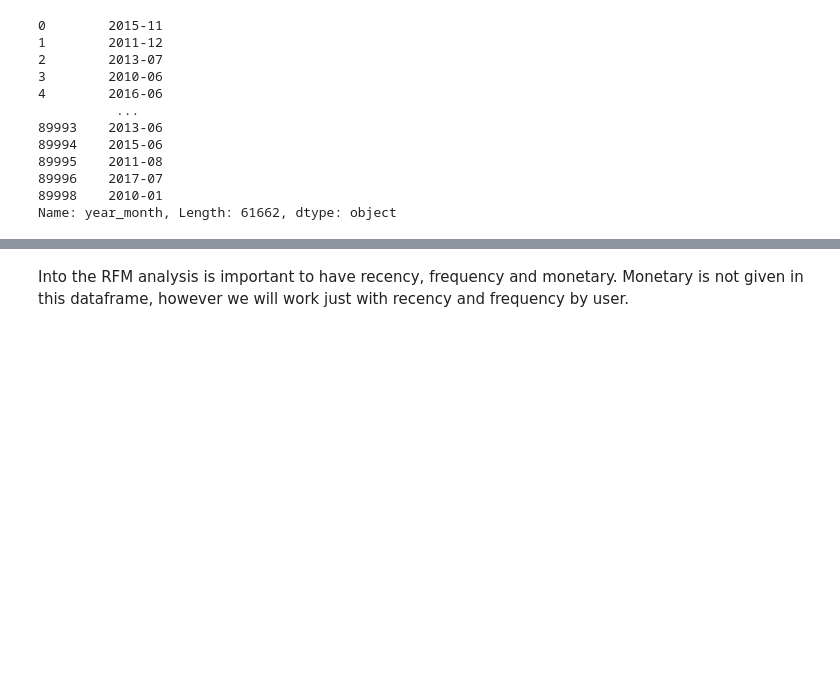
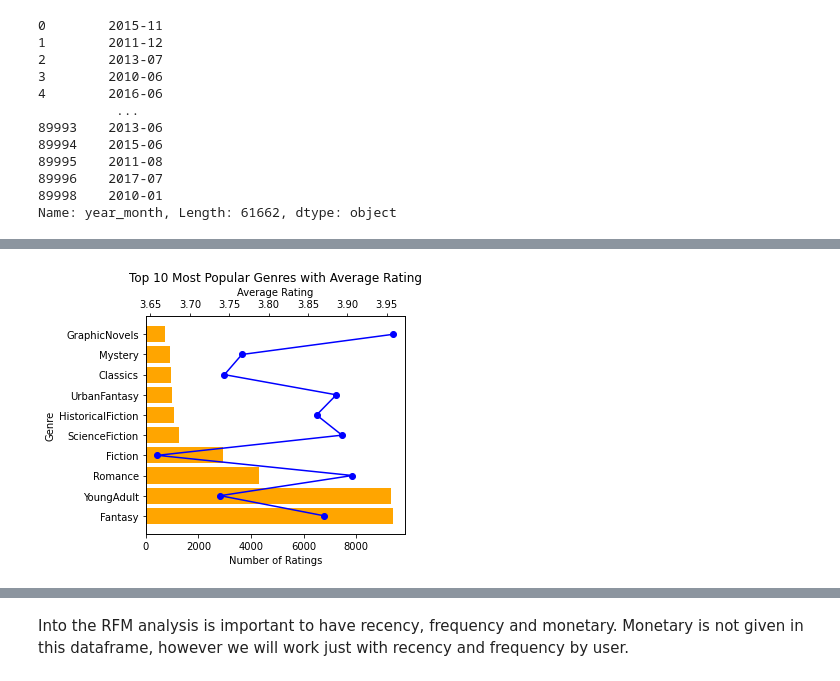
Before and after one commit to edofarias/Good-reads--reviews, a Jupyter notebook: Goodreads.ipynb, the cells around one changed output, grey strips where cells are left out. Drawn from its saved outputs; the diff is of its cells as text; code cells hidden in the pictures; blank space fills up the shorter version.

```diff
--- a/Goodreads.ipynb
+++ b/Goodreads.ipynb
@@ -667,0 +793,28 @@ Name: year_month, Length: 61662, dtype: object
+# %%
+# group by genre and calculate the mean rating and count the number of ratings for each group
+grouped_df = merged_df.groupby('genre1')['rating'].agg(['mean', 'count'])
+
+# sort by number of ratings in descending order and select the top 10 rows
+top10_df = grouped_df.sort_values(by='count', ascending=False).head(10)
+
+# create a horizontal bar plot with two y-axes
+fig, ax1 = plt.subplots()
+
+# plot the number of ratings on the first y-axis
+ax1.barh(top10_df.index, top10_df['count'], color='orange')
+ax1.set_xlabel('Number of Ratings')
+ax1.set_ylabel('Genre')
+
+# create a second y-axis on the right side for the average rating
+ax2 = ax1.twiny()
+ax2.plot(top10_df['mean'], top10_df.index, 'o-', color='blue')
+ax2.set_xlabel('Average Rating')
+
+# set the title and adjust the layout
+plt.title('Top 10 Most Popular Genres with Average Rating')
+plt.subplots_adjust(left=0.3)
+
+# show the plot
+plt.show()
+# %% [output]
+[figure, added]
```
Also changed, not shown: parts of 21 cells of this notebook.
